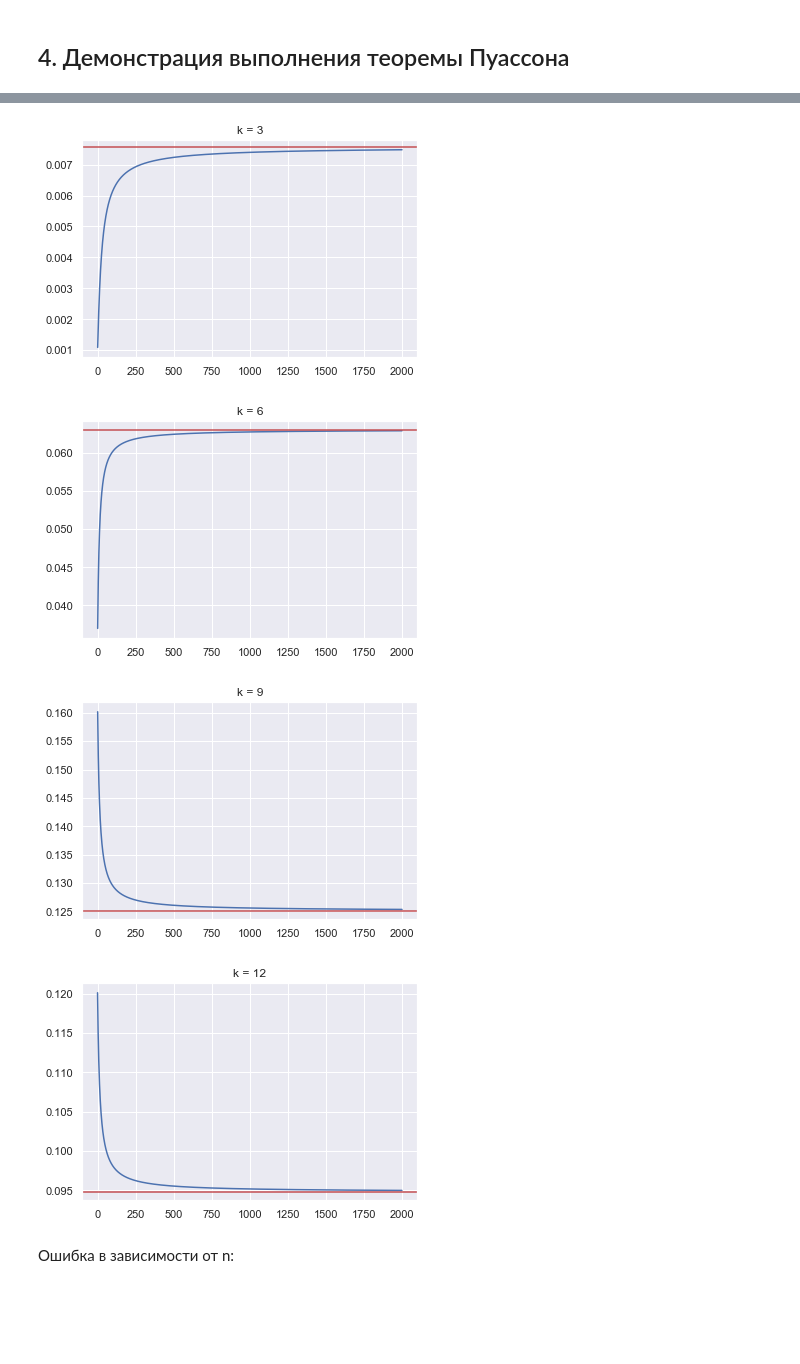
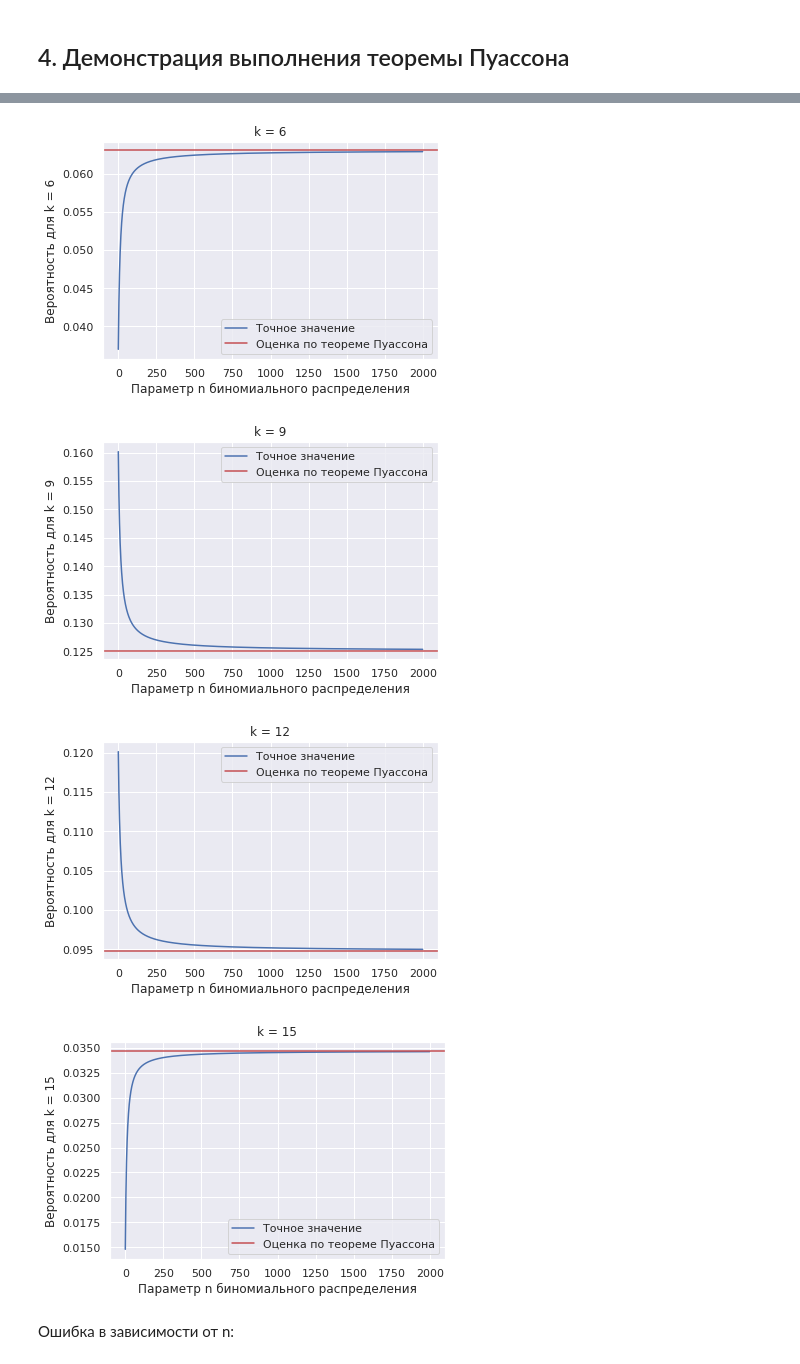
Before and after one commit to vkpankov/BioInfML, a Jupyter notebook: Statistics/var7_exps.ipynb, the cells around one changed output, grey strips where cells are left out. Saved outputs shown, nothing was run; the diff lists cells and outputs as text; code cells hidden in the pictures; blank space fills up the shorter version.

```diff
--- a/Statistics/var7_exps.ipynb
+++ b/Statistics/var7_exps.ipynb
@@ -272,0 +269,18 @@ print(f"Ошибка: {error_count/trials}")
+# %%
+cdfErrors = []
+
+l = 10 #параметр распределения Пуассона
+trials = 2000 #количество последовательностей с.в.
+trial_range = range(0, trials)
+kParams = range(1,2000)
+
+for i in trial_range:
+        pn = l/(i + 20)        #параметр p биномиального распределения
+
+        #Для каждого n посчитаем значение функций распределения Биномиального и Пуассона в kParams точках (от 1 до 1000), и возьмем максимальное абсолютное отклонение за ошибку для каждого n
+        cdfErrors.append(abs(stats.binom.cdf(k = kParams, n = i + 20, p = pn) - stats.poisson.cdf(k = kParams, mu = l)).max())
+
+plt.title(f"k = 3")
+plt.plot(trial_range, cdfErrors)
+plt.xlabel("Параметр n биномиального распределения")
+plt.ylabel(f"Макс. отклонение значений функций распр.")
@@ -273,32 +294,35 @@ print(f"Ошибка: {error_count/trials}")
 # %%
 l = 10 #параметр распределения Пуассона
 trials = 2000 #количество последовательностей с.в.
 trial_range = range(0, trials)
 
 errors = []
 
-for k in range(1,5):
+for k in range(2,6):
     exact_probs = np.zeros(trials)
     poisson_pred = stats.poisson.pmf(k = k*3, mu = l)
 
     for i in trial_range:
         pn = l/(i + 20)        #параметр p биномиального распределения
         exact_probs[i] = stats.binom.pmf(k = k*3, n = i + 20, p = pn)
-        if(k == 3):
-            errors.append(abs(exact_probs[i] - poisson_pred)) #для случая k=3 (для примера) также построим график абсолютного отклонения оценки параметра p от его истинного значения
+
+        if(k == 5):
+            errors.append(abs(exact_probs[i] - poisson_pred)) #для случая k=10 (для примера) также построим график абсолютного отклонения оценки параметра p от его истинного значения
 
     f = plt.figure(k)
 
     plt.title(f"k = {k*3}")
     plt.plot(trial_range, exact_probs)
     plt.axhline(y=poisson_pred, color='r', linestyle='-')
-
+    plt.legend(["Точное значение","Оценка по теореме Пуассона"])
+    plt.xlabel("Параметр n биномиального распределения")
+    plt.ylabel(f"Вероятность для k = {k*3}")
     f.show()
 # %% [output]
-[figure, old version]
+[figure, new version]
-[figure, old version]
+[figure, new version]
-[figure, old version]
+[figure, new version]
-[figure, old version]
+[figure, new version]
 # %% [markdown]
 Ошибка в зависимости от n:
 # %%
```
Also changed, not shown: parts of 14 cells of this notebook.
